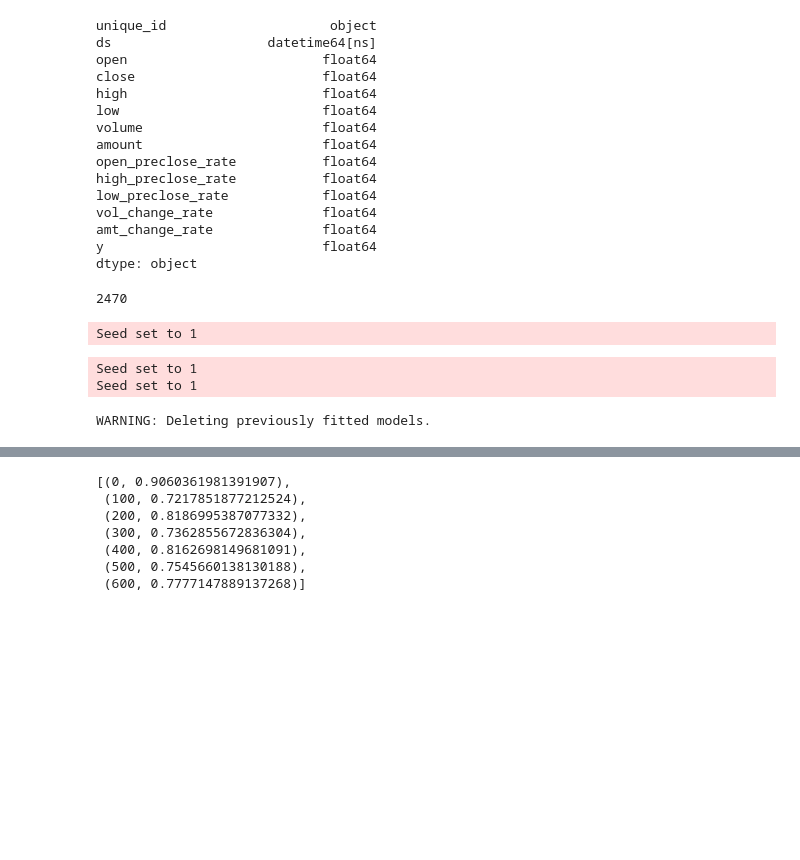
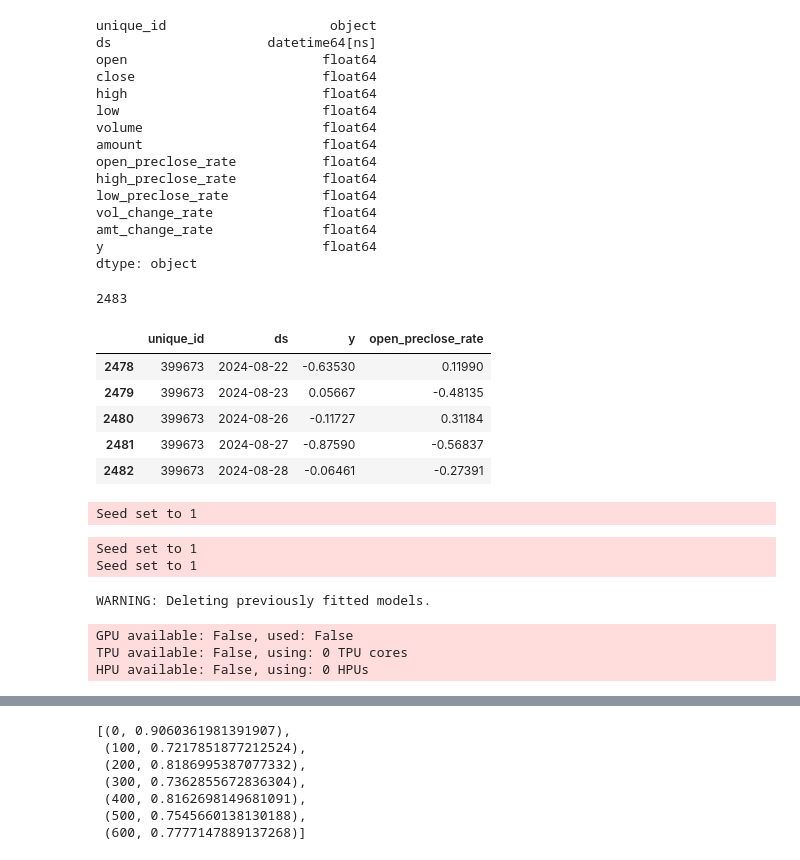
Before and after one commit to agux/marten, a Jupyter notebook: notebooks/TimeMixer/0.1-TimeMixer.ipynb, the cells around one changed output, grey strips where cells are left out. Saved outputs shown, nothing was run; the diff lists cells and outputs as text; code cells hidden in the pictures; blank space fills up the shorter version.

```diff
--- a/notebooks/TimeMixer/0.1-TimeMixer.ipynb
+++ b/notebooks/TimeMixer/0.1-TimeMixer.ipynb
@@ -317,9 +316,9 @@ and change_rate is not null
 ) select * from cte order by date
 """
 
-df = pd.read_sql(query, alchemyEngine, parse_dates=["date"])
+raw_df = pd.read_sql(query, alchemyEngine, parse_dates=["date"])
 # %%
-df.rename(columns={"date":"ds", "change_rate":"y"}, inplace=True)
+df = raw_df.rename(columns={"date":"ds", "change_rate":"y"})
 df.insert(0, "unique_id", "399673")
 # %%
 df.dtypes
@@ -342,4 +341,4 @@ dtype: object
 # %%
 len(df)
 # %% [output]
-2470
+2483
@@ -346,3 +347,15 @@ len(df)
+# %%
+# handle univariate first, to avoid the following error
+# 'DataFrame' object has no attribute 'temporal_cols'
+df_train = df[["unique_id", "ds", "y", "open_preclose_rate"]]
+df_train.tail()
+# %% [output]
+|  | unique_id | ds | y | open_preclose_rate |
+| 2478 | 399673 | 2024-08-22 | -0.63530 | 0.11990 |
+| 2479 | 399673 | 2024-08-23 | 0.05667 | -0.48135 |
+| 2480 | 399673 | 2024-08-26 | -0.11727 | 0.31184 |
+| 2481 | 399673 | 2024-08-27 | -0.87590 | -0.56837 |
+| 2482 | 399673 | 2024-08-28 | -0.06461 | -0.27391 |
 # %%
 # handle univariate first, to avoid the following error
 # 'DataFrame' object has no attribute 'temporal_cols'
@@ -350,18 +363,35 @@ df = df[["unique_id", "ds", "y"]]
 # %%
 # model = AutoTimeMixer(h=20, n_series=len(df), num_samples=2)
+seed_logger = logging.getLogger("lightning_fabric.utilities.seed")
+orig_seed_log_level = seed_logger.getEffectiveLevel()
+seed_logger.setLevel(logging.FATAL)
+
 tmx = TimeMixer(
     h=20,
     n_series=1,
     input_size=100,
     # NOTE: exogenous is not supported
-    # hist_exog_list=["open", "close", "high", "low", "volume", "amount", "open_preclose_rate", "high_preclose_rate", "low_preclose_rate", "vol_change_rate", "amt_change_rate"],
+    # futr_exog_list=[
+    #     "open",
+    #     "close",
+    #     "high",
+    #     "low",
+    #     "volume",
+    #     "amount",
+    #     "open_preclose_rate",
+    #     "high_preclose_rate",
+    #     "low_preclose_rate",
+    #     "vol_change_rate",
+    #     "amt_change_rate",
+    # ],
+    # futr_exog_list=["open_preclose_rate"],
     # d_model=64,
     # d_ff=64,
     # e_layers=6,
     # top_k=6,
     # batch_size=64,
     # loss=HuberLoss(),
-    # early_stop_patience_steps=5,
+    early_stop_patience_steps=5,
     # scaler_type="standard",
     enable_progress_bar=False,
     enable_model_summary=False,
@@ -372,12 +402,30 @@ tmx = TimeMixer(
 nf = NeuralForecast(
     models=[tmx],
     freq="B",
-    # Scaler to apply per-serie to all features before fitting, which is inverted after predicting.
+    # Scaler to apply per-series to all features before fitting, which is inverted after predicting.
     # Can be 'standard', 'robust', 'robust-iqr', 'minmax' or 'boxcox'
     # local_scaler_type=None,
 )
+
+seed_logger.setLevel(orig_seed_log_level)
-# %% [output]
-Seed set to 1
+# %%
+sft = SOFTS(
+    h=20,
+    n_series=1,
+    input_size=60,
+    early_stop_patience_steps=5,
+    hist_exog_list=["open_preclose_rate"],
+    # scaler_type="standard"
+)
+nf = NeuralForecast(
+    models=[sft],
+    freq="B",
+    # Scaler to apply per-serie to all features before fitting, which is inverted after predicting.
+    # Can be 'standard', 'robust', 'robust-iqr', 'minmax' or 'boxcox'
+    # local_scaler_type=None,
+)
+# %% [output]
+Seed set to 1
 # %%
 # model = AutoTimeMixer(h=20, n_series=len(df), num_samples=2)
 tmx = TimeMixer(
@@ -407,9 +455,12 @@ Seed set to 1
 Seed set to 1
 # %%
 nf.fit(
-    df,
+    df_train,
     use_init_models=True,
-    # val_size=200,
+    val_size=200,
 )
 # %% [output]
 WARNING: Deleting previously fitted models.
+GPU available: False, used: False
+TPU available: False, using: 0 TPU cores
+HPU available: False, using: 0 HPUs
```
Also changed, not shown: parts of 16 cells of this notebook, 1 other file.
